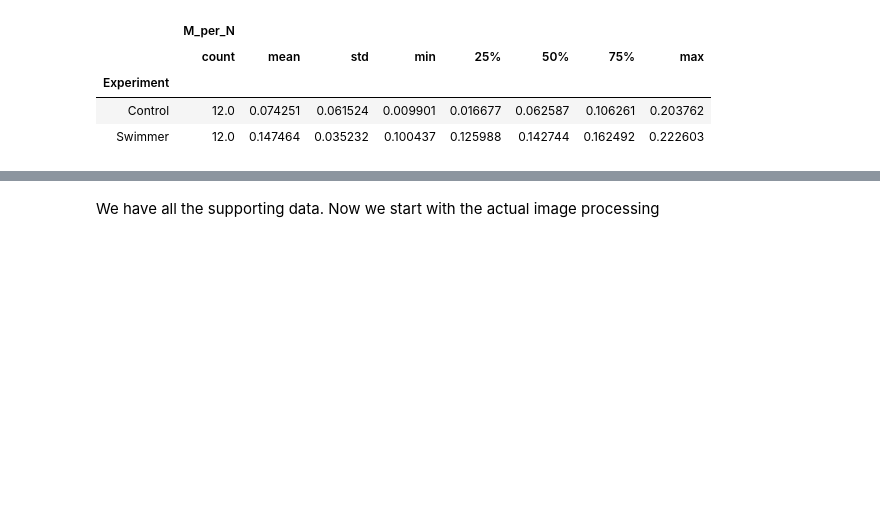
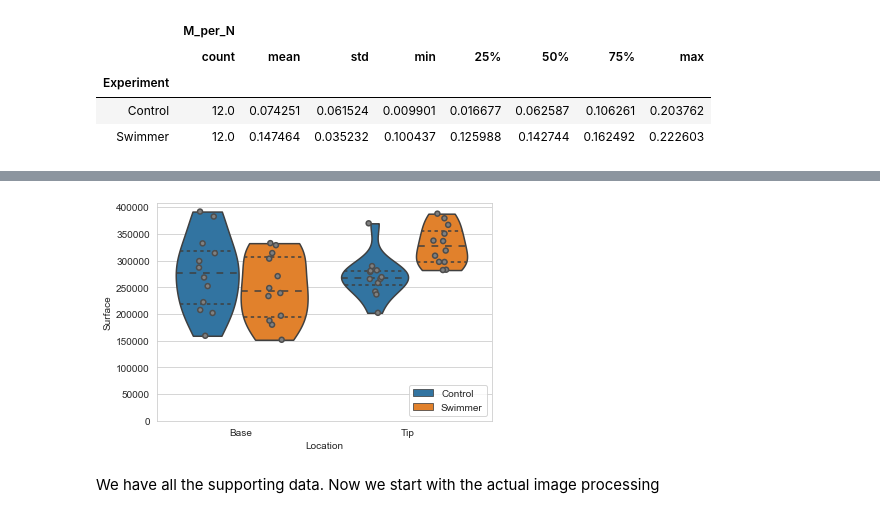
Before and after one commit to habi/Zebra-Fish-Gills, a Jupyter notebook: Gills-Analysis.ipynb, the cells around one changed output, grey strips where cells are left out. Cells and saved outputs as stored; diff of their text form; code cells hidden in the pictures; blank space fills up the shorter version.

```diff
--- a/Gills-Analysis.ipynb
+++ b/Gills-Analysis.ipynb
@@ -1268,3 +1221,34 @@ asdfasdf==
+# %%
+seaborn.violinplot(data=eGFP,
+                   x='Location',
+                   y='Surface',
+                   hue='Experiment',
+                   cut=0,
+                   inner='quartiles')
+seaborn.stripplot(data=eGFP,
+                  x='Location',
+                  y='Surface',
+                  hue='Experiment',
+                  jitter=True,
+                  dodge=True,
+                  s=5,
+                  linewidth=1.5,
+                  palette=['gray', 'gray'])
+legend = True
+if legend:
+    handles, labels = plt.gca().get_legend_handles_labels()
+    plt.legend(handles[:len(handles) // 2],
+               labels[:len(labels) // 2],
+               loc='lower right')
+else:
+    plt.legend().set_visible(False)
+if zerotheplots:
+    plt.ylim(ymin=0)
+plt.savefig(os.path.join(OutPutDir, 'eGFP.Surfaces.png'),
+            bbox_inches='tight')
+plt.show()
+# %% [output]
+[figure, added]
 # %% [markdown]
 We have all the supporting data.
 Now we start with the actual image processing
```
Also changed, not shown: parts of 105 cells of this notebook.
